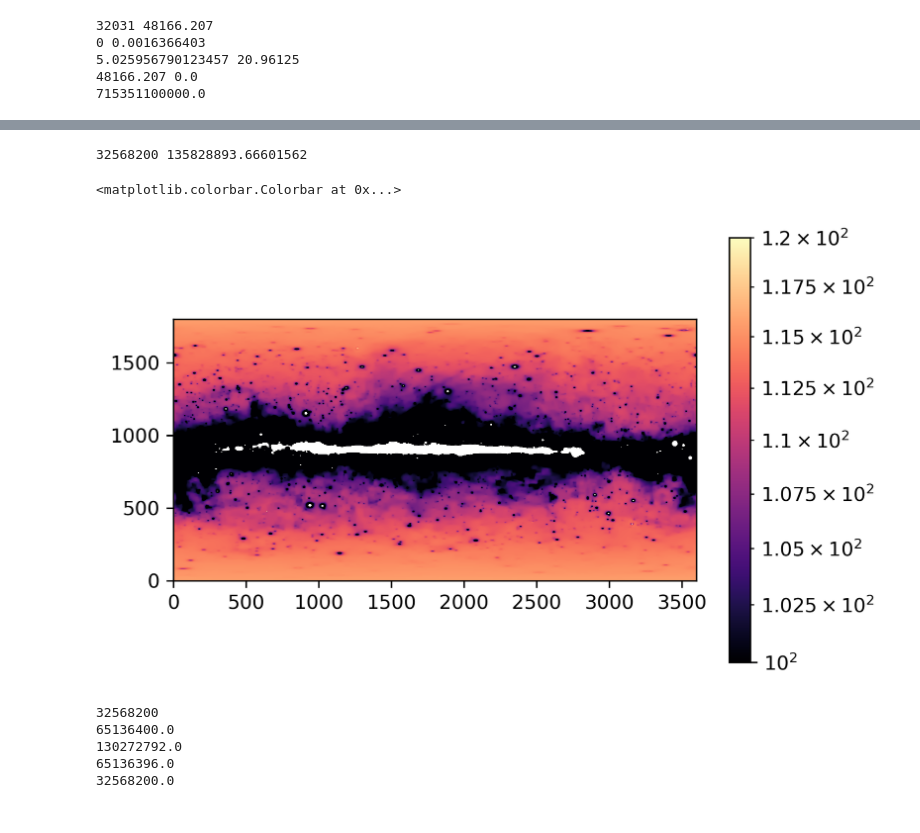
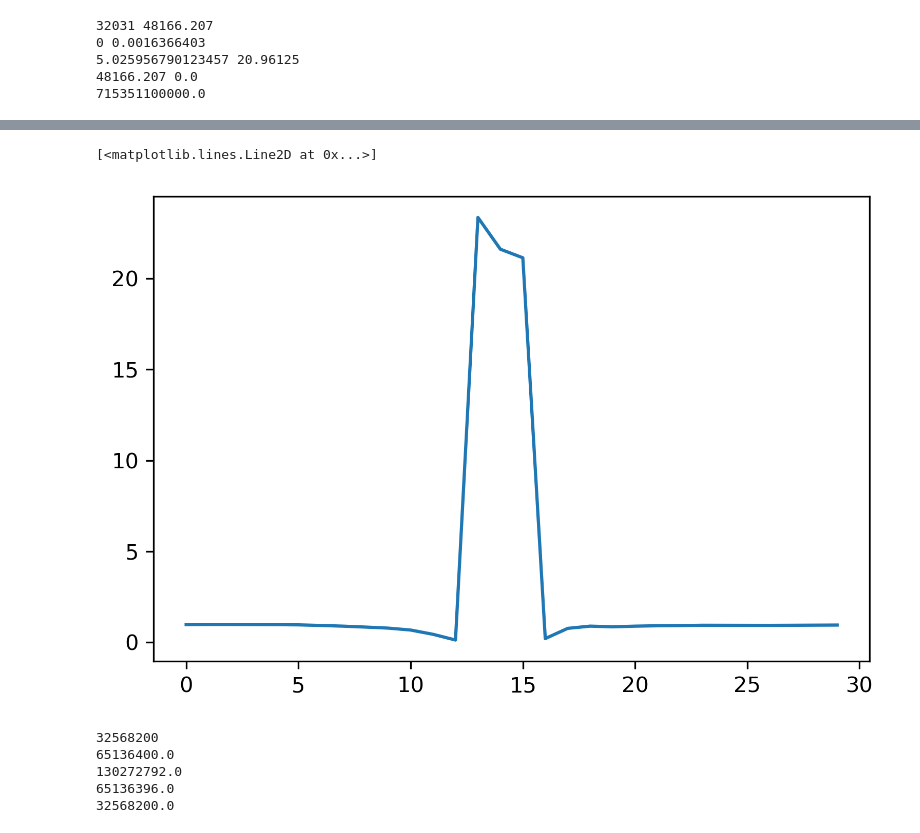
Before and after one commit to sparkofreason/fermi, a Jupyter notebook: fermi.ipynb, the cells around one changed output, grey strips where cells are left out. Cells and saved outputs as stored; diff of their text form; code cells hidden in the pictures.

```diff
--- a/fermi.ipynb
+++ b/fermi.ipynb
@@ -12,6 +12,7 @@ import numpy
 import math
 from scipy.stats import poisson
 from scipy.stats import ncx2
+from scipy.stats import skellam
 import rpy2
 import rpy2.robjects as ro
 from rpy2.robjects.packages import importr
@@ -21,6 +22,9 @@ from rpy2.robjects import numpy2ri
 numpy2ri.activate()
 
 stats = importr("stats")
+#utils = importr('utils')
+#utils.install_packages("skellam", repo="http://cran.r-project.org", dep=True)
+skel = importr("skellam")
 
 os.system("taskset -p 0xff %d" % os.getpid())
 # %% [output]
@@ -277,5 +342,6 @@ def delta(n, row, col):
 #a_model, hs_model, vs_model, ds_model = haar(count_model)
 #a_data, hs_data, vs_data, ds_data = haar(count_data)
 # %%
-a, hs, vs, ds = haar_threshold(count_data, count_model, 0.001)
+a, hs, vs, ds = haar_threshold(count_data, 0.225*count_model, 0.000001)
+#a, hs, vs, ds = haar_threshold(count_data, count_model, 0.1)
 # %% [output]
@@ -299 +385,7 @@ Approximation rejected: 0
+# %%
+#plt.plot(numpy.subtract(count_rec, 0.225*count_model)[:, 1700])
+plt.plot(count_rec[:, 15])
+# %% [output]
+[<matplotlib.lines.Line2D at 0x...>]
+[figure, added]
 # %%
@@ -301,23 +393,3 @@ numpy.savez_compressed("2021-12-23.npz", a=a,hs=hs,vs=vs,ds=ds)
-# %%
-count_rec = inv_haar(a, hs, vs, ds)
-#count_rec = inv_haar(a_model, hs_model, vs_model, ds_model)
-#foo = plt.imshow(count_data - count_rec, origin='lower', cmap=plt.cm.viridis, norm=colors.LogNorm())
-#foo = plt.imshow(count_data - count_rec, origin='lower', cmap=plt.cm.viridis)
-#plt.plot(count_data[1, :])
-#plt.plot(count_data[900, 1700:1900])
-#plt.plot(numpy.subtract(count_data, count_rec)[5, :])
-#plt.plot(a[900, 1700:1900] - a_rec[899, 1700:1900])
-print(sum(sum(count_data)), sum(sum(count_rec)))
-# %% [output]
-32568200 135828893.66601562
-# %%
-foo = plt.imshow(numpy.subtract(count_rec ,count_model) + 100, cmap=plt.cm.magma, origin='lower', norm=colors.LogNorm(vmin = 100, vmax=120))
-#foo = plt.imshow(count_rec, origin='lower', cmap=plt.cm.magma, norm=colors.LogNorm(vmax=50))
-plt.colorbar(foo)
-#plt.plot(numpy.subtract(count_data, count_rec)[0, :])
-# %% [output]
-<matplotlib.colorbar.Colorbar at 0x...>
-[figure, removed]
 # %%
 del a, hs, vs, ds
 # %%
```
Also changed, not shown: parts of 13 cells of this notebook, 5 other files.
